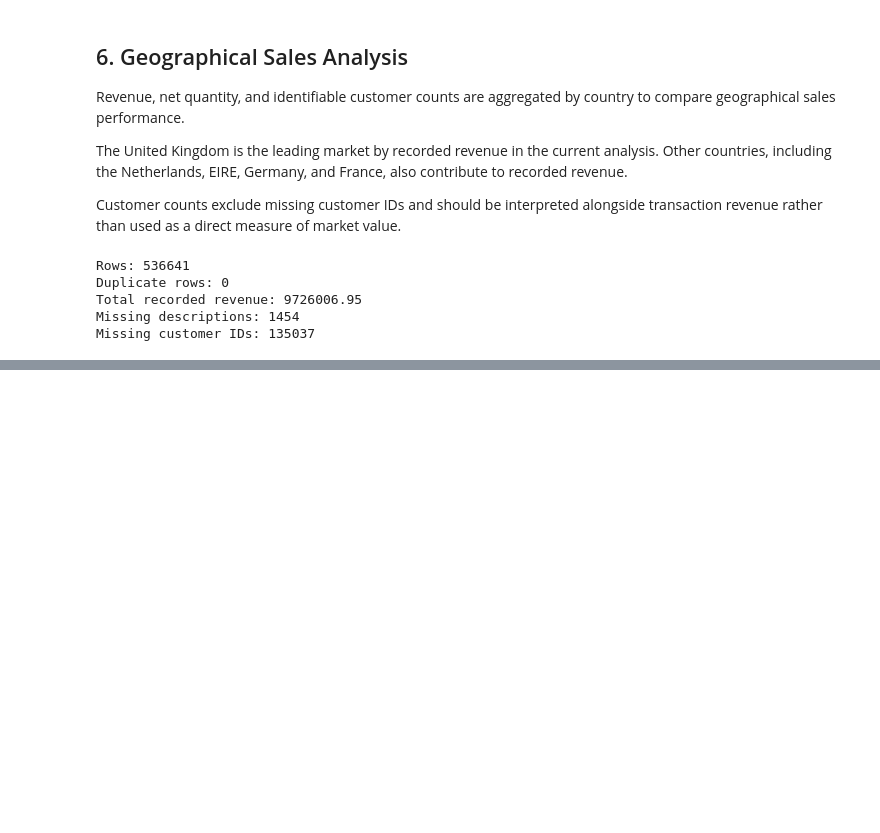
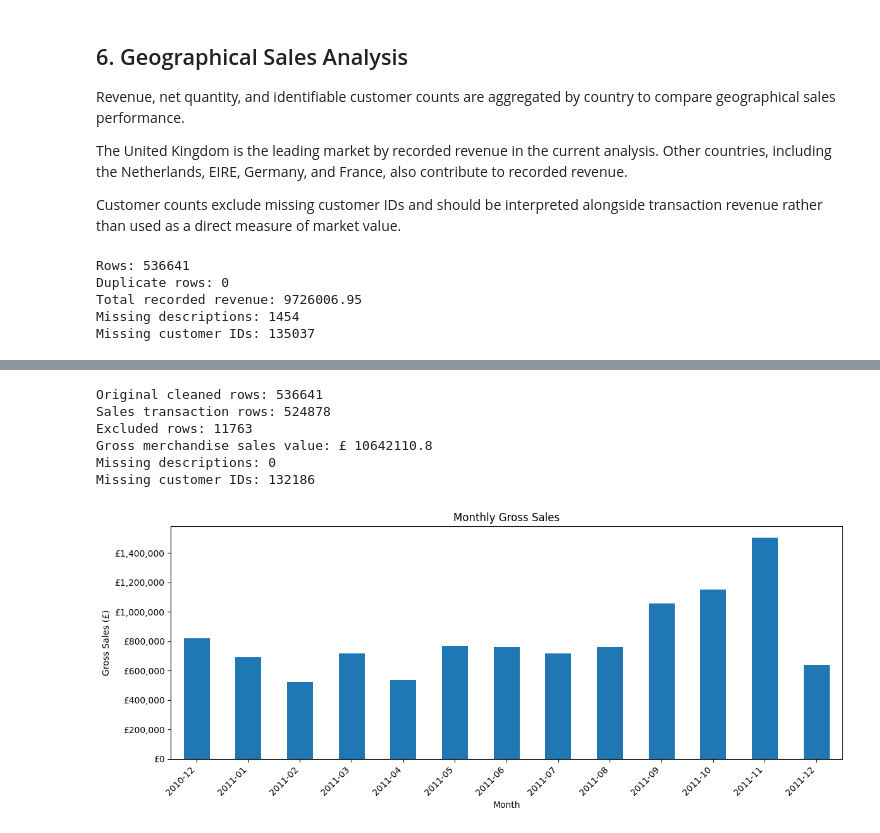
Before and after one commit to Ankitha2807/ecommerce-sales-analysis, a Jupyter notebook: notebooks/01_sales_analysis.ipynb, the cells around one changed output, grey strips where cells are left out. Drawn from its saved outputs; the diff is of its cells as text; code cells hidden in the pictures; blank space fills up the shorter version.

Commit message:
Finalize sales analysis and visualizations

```diff
--- a/notebooks/01_sales_analysis.ipynb
+++ b/notebooks/01_sales_analysis.ipynb
@@ -563,0 +818,72 @@ Missing customer IDs: 135037
+# %%
+# Create a dataset for gross merchandise sales analysis
+
+df_sales = df_clean[
+    (df_clean["Quantity"] > 0) &
+    (df_clean["UnitPrice"] > 0) &
+    (~df_clean["IsCancellation"])
+].copy()
+
+# Calculate sales revenue
+df_sales["SalesRevenue"] = (
+    df_sales["Quantity"] * df_sales["UnitPrice"]
+)
+
+print("Original cleaned rows:", len(df_clean))
+print("Sales transaction rows:", len(df_sales))
+print("Excluded rows:", len(df_clean) - len(df_sales))
+
+print(
+    "Gross merchandise sales value: £",
+    round(df_sales["SalesRevenue"].sum(), 2)
+)
+
+print("Missing descriptions:", df_sales["Description"].isna().sum())
+print("Missing customer IDs:", df_sales["CustomerID"].isna().sum())
+# %% [output]
+Original cleaned rows: 536641
+Sales transaction rows: 524878
+Excluded rows: 11763
+Gross merchandise sales value: £ 10642110.8
+Missing descriptions: 0
+Missing customer IDs: 132186
+# %%
+
+import matplotlib.pyplot as plt
+import matplotlib.ticker as mtick
+
+# Ensure InvoiceDate is datetime
+df_sales["InvoiceDate"] = pd.to_datetime(df_sales["InvoiceDate"])
+
+# Extract month and calculate monthly sales
+df_sales["Month"] = df_sales["InvoiceDate"].dt.to_period("M")
+
+monthly_sales = (
+    df_sales.groupby("Month")["SalesRevenue"]
+    .sum()
+    .sort_index()
+)
+
+plt.figure(figsize=(12, 5))
+monthly_sales.index = monthly_sales.index.astype(str)
+
+monthly_sales.plot(kind="bar")
+
+plt.title("Monthly Gross Sales")
+plt.xlabel("Month")
+plt.ylabel("Gross Sales (£)")
+plt.xticks(rotation=45, ha="right")
+plt.gca().yaxis.set_major_formatter(
+    mtick.StrMethodFormatter("£{x:,.0f}")
+)
+plt.tight_layout()
+
+plt.savefig(
+    "../visualization/monthly_gross_sales.png",
+    dpi=300,
+    bbox_inches="tight"
+)
+
+plt.show()
+# %% [output]
+[figure, added]
```
Also changed, not shown: parts of 13 cells of this notebook, 5 other files.
